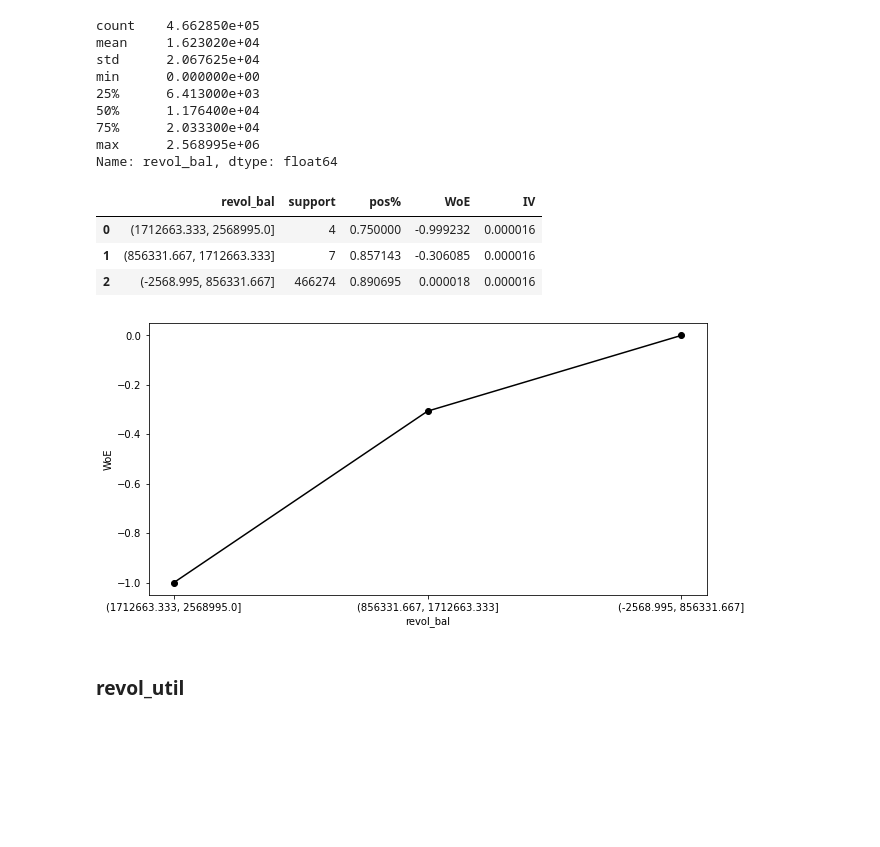
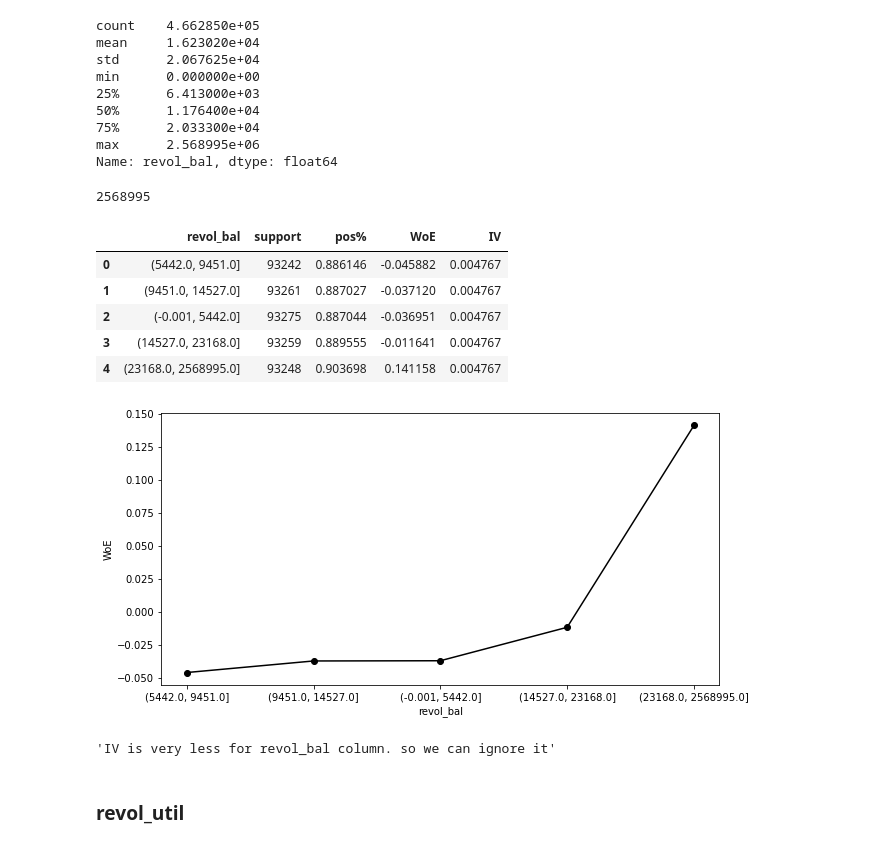
Before and after one commit to Ach113/Loan-Approval-Scoring-System, a Jupyter notebook: LoanApprovalScoring.ipynb, the cells around one changed output. Saved outputs shown, nothing was run; the diff lists cells and outputs as text; code cells hidden in the pictures; blank space fills up the shorter version.

```diff
--- a/LoanApprovalScoring.ipynb
+++ b/LoanApprovalScoring.ipynb
@@ -638,5 +660,4 @@ print(data['mths_since_last_record'].isnull().sum())
 Name: mths_since_last_record, Length: 123, dtype: int64
 403647
 # %%
-# there are lots of nan, best thing to do would be to make it a separate category
-data['mths_since_last_record'] = data['mths_since_last_record'].fillna('NaN')
+data['mths_since_last_record'].describe()
@@ -682,7 +709,7 @@ print(data['open_acc'].isnull().sum())
 # %% [output]
 0
 # %%
-X_woe['open_acc'] = pd.cut(data['open_acc'], 4)
+X_woe['open_acc'] = pd.qcut(data['open_acc'], 3)
 df_temp = calculate_woe(X_woe, 'open_acc', data['loan_status'])
 plot_woe(df_temp)
 df_temp
@@ -728,6 +756,8 @@ min           0.000000
 75%           0.000000
 max          63.000000
 Name: pub_rec, dtype: float64
+# %%
+data['pub_rec'] = data['pub_rec'].apply(lambda x: 1 if x>0 else x)
 # %%
 #as there are only 29 null values we can replace them with the median of the data
 data['pub_rec'] = data['pub_rec'].replace([None,np.nan], 0.0)
@@ -735,7 +765,7 @@ print(data['pub_rec'].isnull().sum())
 # %% [output]
 0
 # %%
-# X_woe['pub_rec'] = pd.cut(data['pub_rec'], 4)
-# df_temp = calculate_woe(X_woe, 'pub_rec', data['loan_status'])
-# plot_woe(df_temp)
-# df_temp
+X_woe['pub_rec'] = pd.cut(data['pub_rec'],4)
+df_temp = calculate_woe(X_woe, 'pub_rec', data['loan_status'])
+plot_woe(df_temp)
+df_temp
@@ -770,17 +814,27 @@ min      0.000000e+00
 75%      2.033300e+04
 max      2.568995e+06
 Name: revol_bal, dtype: float64
+# %%
+data['revol_bal'].max()
+# %% [output]
+2568995
 # %%
-X_woe['revol_bal'] = pd.cut(data['revol_bal'], 3)
+X_woe['revol_bal'] = pd.qcut(data['revol_bal'], 5)
 df_temp = calculate_woe(X_woe, 'revol_bal', data['loan_status'])
 plot_woe(df_temp)
 df_temp
 # %% [output]
 |  | revol_bal | support | pos% | WoE | IV |
-| 0 | (1712663.333, 2568995.0] | 4 | 0.750000 | -0.999232 | 0.000016 |
-| 1 | (856331.667, 1712663.333] | 7 | 0.857143 | -0.306085 | 0.000016 |
-| 2 | (-2568.995, 856331.667] | 466274 | 0.890695 | 0.000018 | 0.000016 |
+| 0 | (5442.0, 9451.0] | 93242 | 0.886146 | -0.045882 | 0.004767 |
+| 1 | (9451.0, 14527.0] | 93261 | 0.887027 | -0.037120 | 0.004767 |
+| 2 | (-0.001, 5442.0] | 93275 | 0.887044 | -0.036951 | 0.004767 |
+| 3 | (14527.0, 23168.0] | 93259 | 0.889555 | -0.011641 | 0.004767 |
+| 4 | (23168.0, 2568995.0] | 93248 | 0.903698 | 0.141158 | 0.004767 |
-[figure, old version]
+[figure, new version]
+# %%
+"""IV is very less for revol_bal column. so we can ignore it"""
+# %% [output]
+'IV is very less for revol_bal column. so we can ignore it'
 # %% [markdown]
 ### revol_util
 # %%
```
Also changed, not shown: parts of 39 cells of this notebook, 2 other files.
